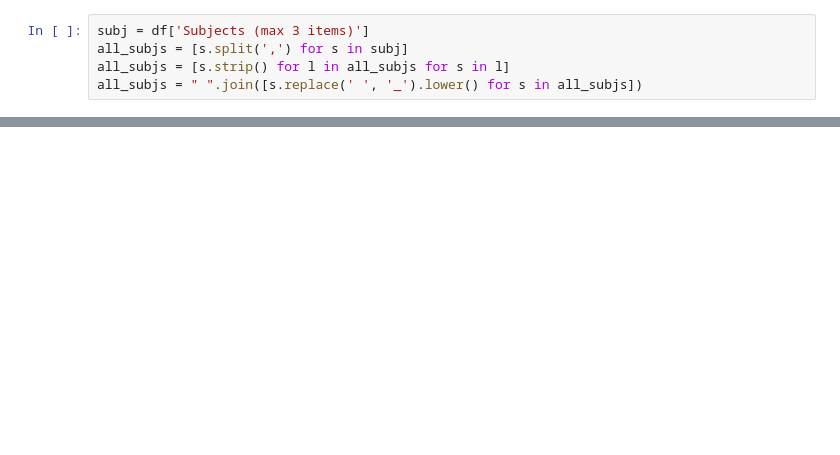
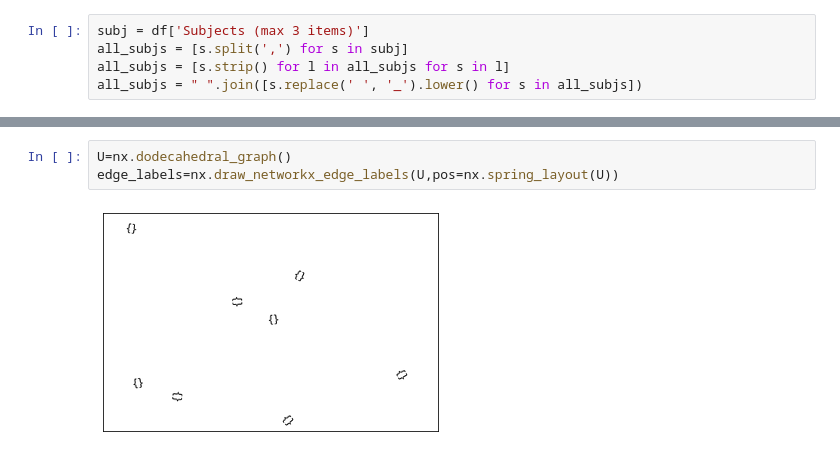
Before and after one commit to FTurci/extemporaneapy, a Jupyter notebook: Extemporaneapy.ipynb, the cells around one changed output, grey strips where cells are left out. Cells and saved outputs as stored; diff of their text form; blank space fills up the shorter version.

```diff
--- a/Extemporaneapy.ipynb
+++ b/Extemporaneapy.ipynb
@@ -82,0 +103,5 @@ ModuleNotFoundError: ignored
+# %%
+U=nx.dodecahedral_graph()
+edge_labels=nx.draw_networkx_edge_labels(U,pos=nx.spring_layout(U))
+# %% [output]
+[figure, added]
```
Also changed, not shown: parts of 12 cells of this notebook.
